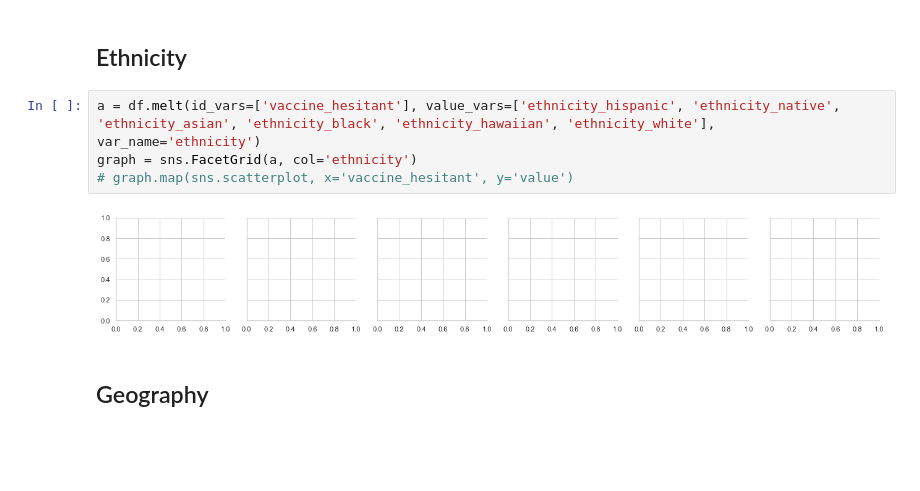
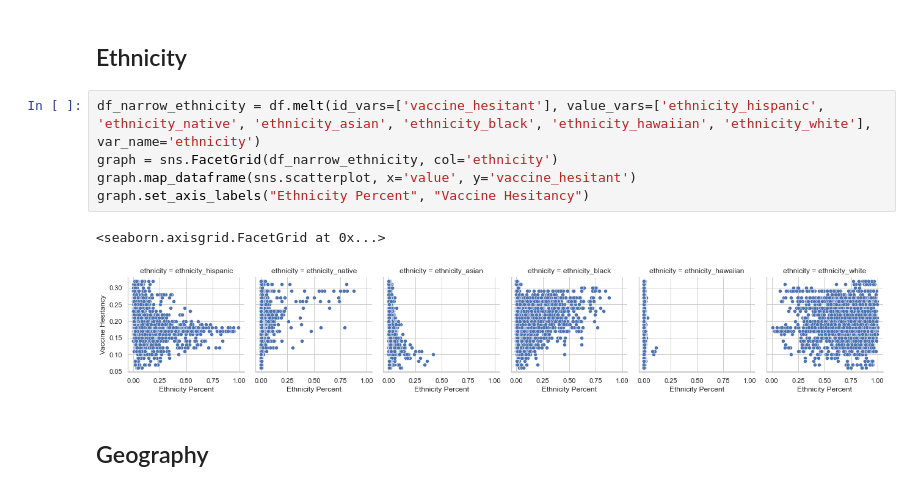
Before and after one commit to kuruparans/covid19-vaccine-hesitancy-analysis, a Jupyter notebook: exploratory-data-analysis.ipynb, the cells around one changed output. Drawn from its saved outputs; the diff is of its cells as text; blank space fills up the shorter version.

Commit message:
Fix ethnicity scatterplot

```diff
--- a/exploratory-data-analysis.ipynb
+++ b/exploratory-data-analysis.ipynb
@@ -61,11 +61,13 @@ vaccine_hesitant_boxplot = sns.boxplot(x=df['vaccine_hesitant'])
 # %% [markdown]
 ## Ethnicity
 # %%
-a = df.melt(id_vars=['vaccine_hesitant'], value_vars=['ethnicity_hispanic', 'ethnicity_native', 'ethnicity_asian', 'ethnicity_black', 'ethnicity_hawaiian', 'ethnicity_white'], var_name='ethnicity')
-graph = sns.FacetGrid(a, col='ethnicity')
-# graph.map(sns.scatterplot, x='vaccine_hesitant', y='value')
+df_narrow_ethnicity = df.melt(id_vars=['vaccine_hesitant'], value_vars=['ethnicity_hispanic', 'ethnicity_native', 'ethnicity_asian', 'ethnicity_black', 'ethnicity_hawaiian', 'ethnicity_white'], var_name='ethnicity')
+graph = sns.FacetGrid(df_narrow_ethnicity, col='ethnicity')
+graph.map_dataframe(sns.scatterplot, x='value', y='vaccine_hesitant')
+graph.set_axis_labels("Ethnicity Percent", "Vaccine Hesitancy")
 # %% [output]
+<seaborn.axisgrid.FacetGrid at 0x...>
-[figure, old version]
+[figure, new version]
 # %% [markdown]
 ## Geography
 # %%
```
Also changed, not shown: parts of 1 cell of this notebook.
